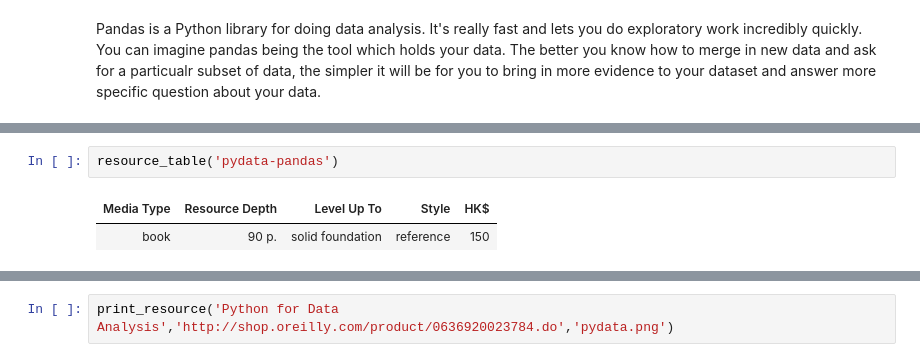
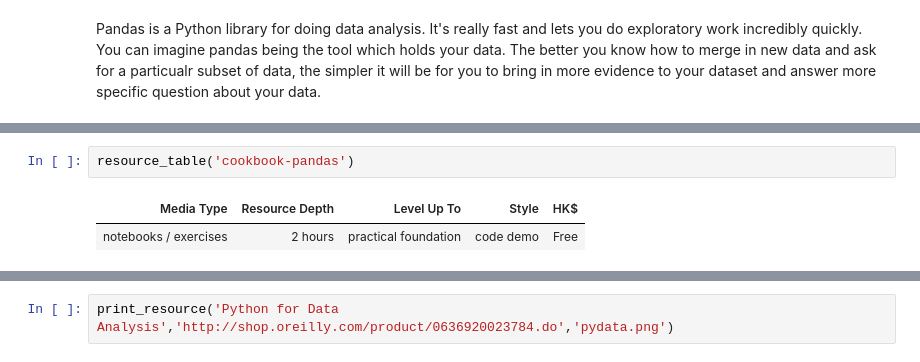
Before and after one commit to tijptjik/DS_prologue, a Jupyter notebook: prologue.ipynb, the cells around one changed output, grey strips where cells are left out. Cells and saved outputs as stored; diff of their text form.

```diff
--- a/prologue.ipynb
+++ b/prologue.ipynb
@@ -284,5 +332,5 @@ Pandas Cookbook
 # %%
-resource_table('pydata-pandas')
+resource_table('cookbook-pandas')
 # %% [output]
 | Media Type | Resource Depth | Level Up To | Style | HK$ |
-| book | 90 p. | solid foundation | reference | 150 |
+| notebooks / exercises | 2 hours | practical foundation | code demo | Free |
```
Also changed, not shown: parts of 18 cells of this notebook, 7 other files.
